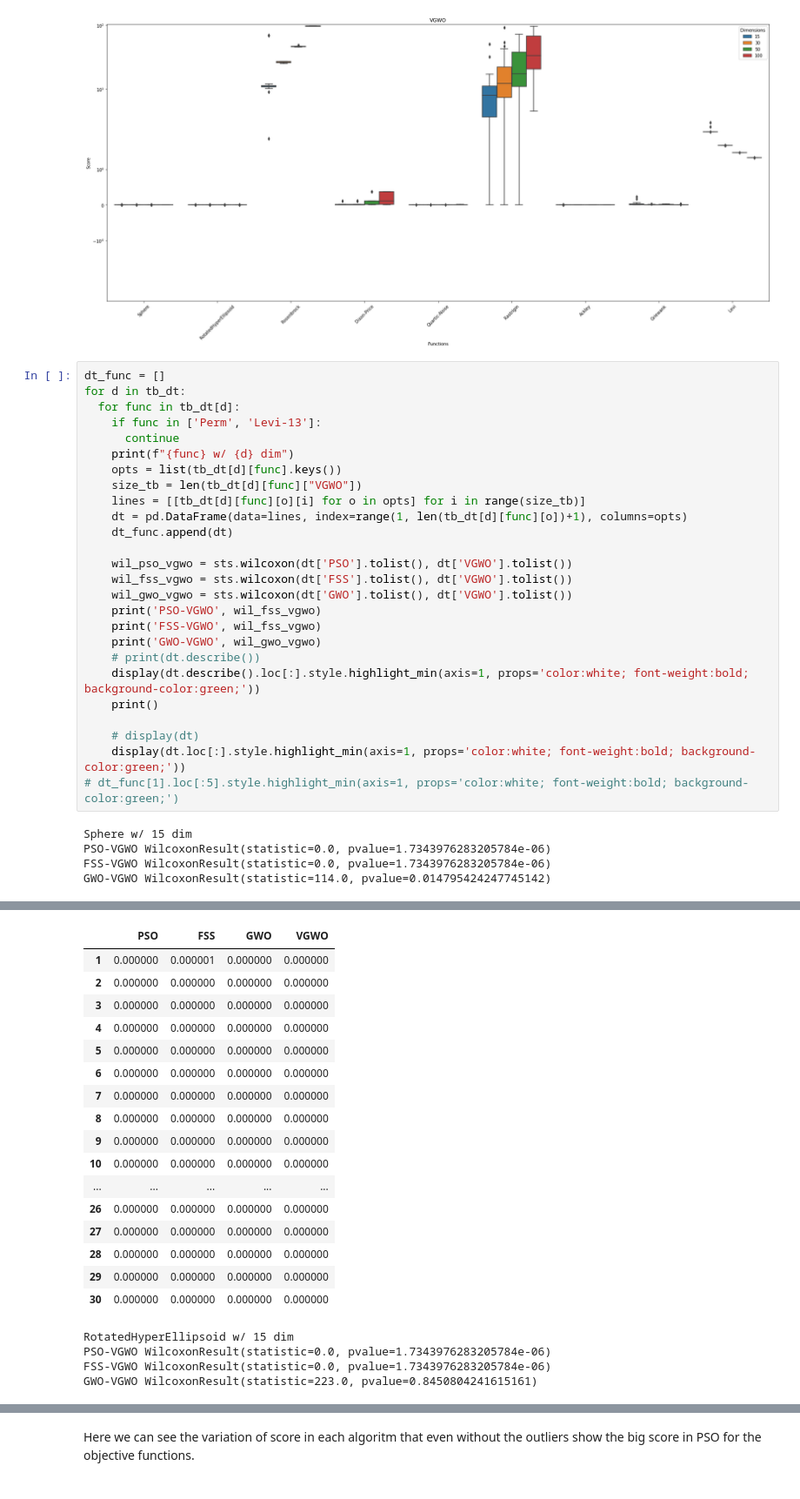
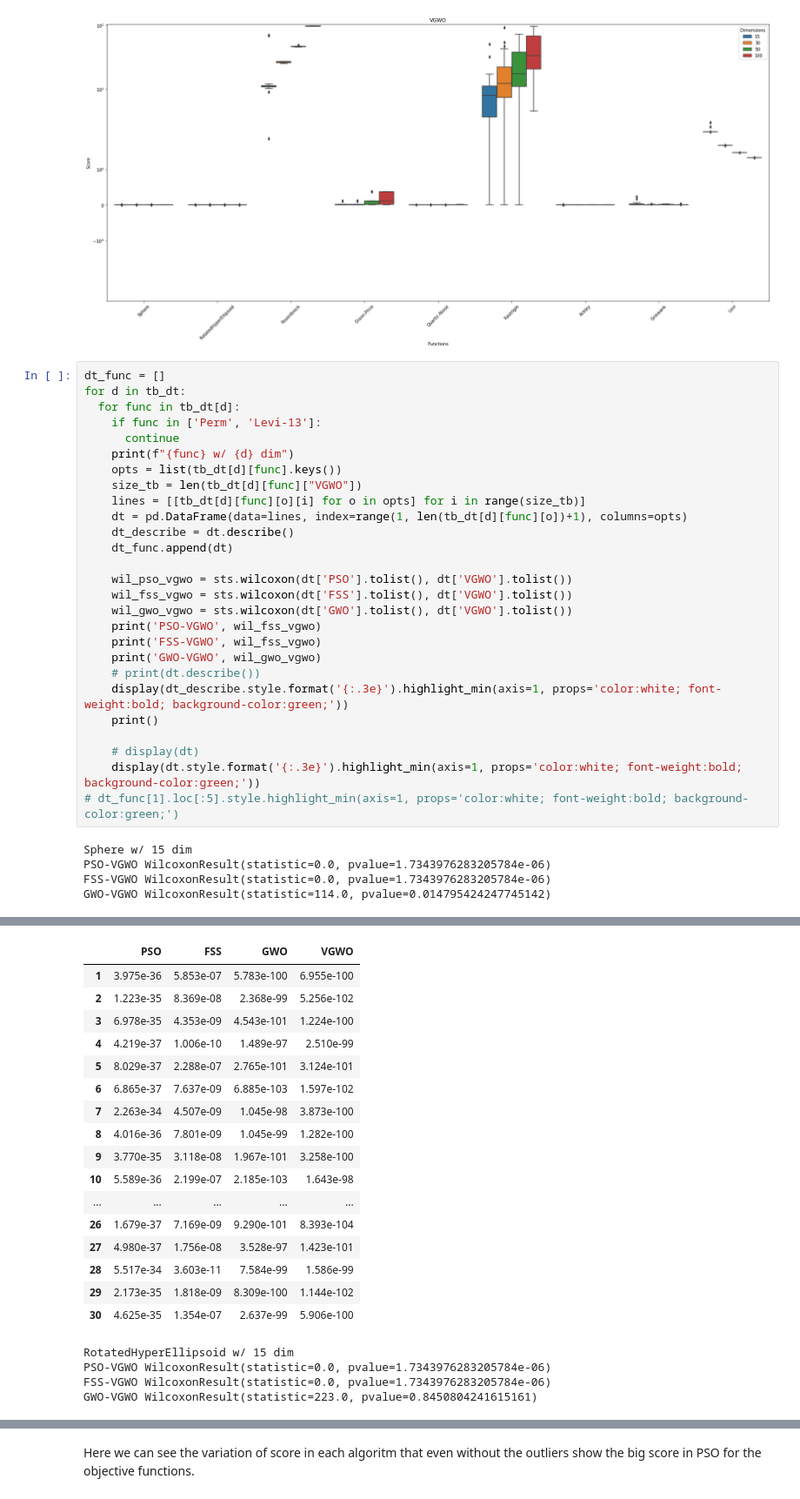
Before and after one commit to ja1goncalves/analysis-volitive-gwo, a Jupyter notebook: Results.ipynb, the cells around one changed output, grey strips where cells are left out. Shown at 87% size. Cells and saved outputs as stored; diff of their text form.

Commit message:
change format result

```diff
--- a/Results.ipynb
+++ b/Results.ipynb
@@ -180,6 +180,7 @@ for d in tb_dt:
     size_tb = len(tb_dt[d][func]["VGWO"])
     lines = [[tb_dt[d][func][o][i] for o in opts] for i in range(size_tb)]
     dt = pd.DataFrame(data=lines, index=range(1, len(tb_dt[d][func][o])+1), columns=opts)
+    dt_describe = dt.describe()
     dt_func.append(dt)
 
     wil_pso_vgwo = sts.wilcoxon(dt['PSO'].tolist(), dt['VGWO'].tolist())
@@ -189,11 +190,11 @@ for d in tb_dt:
     print('FSS-VGWO', wil_fss_vgwo)
     print('GWO-VGWO', wil_gwo_vgwo)
     # print(dt.describe())
-    display(dt.describe().loc[:].style.highlight_min(axis=1, props='color:white; font-weight:bold; background-color:green;'))
+    display(dt_describe.style.format('{:.3e}').highlight_min(axis=1, props='color:white; font-weight:bold; background-color:green;'))
     print()
 
     # display(dt)
-    display(dt.loc[:].style.highlight_min(axis=1, props='color:white; font-weight:bold; background-color:green;'))
+    display(dt.style.format('{:.3e}').highlight_min(axis=1, props='color:white; font-weight:bold; background-color:green;'))
 # dt_func[1].loc[:5].style.highlight_min(axis=1, props='color:white; font-weight:bold; background-color:green;')
 # %% [output]
 Sphere w/ 15 dim
@@ -212,20 +213,20 @@ GWO-VGWO WilcoxonResult(statistic=114.0, pvalue=0.014795424247745142)
 |  | PSO | FSS | GWO | VGWO |
-| 1 | 0.000000 | 0.000001 | 0.000000 | 0.000000 |
-| 2 | 0.000000 | 0.000000 | 0.000000 | 0.000000 |
-| 3 | 0.000000 | 0.000000 | 0.000000 | 0.000000 |
-| 4 | 0.000000 | 0.000000 | 0.000000 | 0.000000 |
-| 5 | 0.000000 | 0.000000 | 0.000000 | 0.000000 |
-| 6 | 0.000000 | 0.000000 | 0.000000 | 0.000000 |
-| 7 | 0.000000 | 0.000000 | 0.000000 | 0.000000 |
-| 8 | 0.000000 | 0.000000 | 0.000000 | 0.000000 |
-| 9 | 0.000000 | 0.000000 | 0.000000 | 0.000000 |
-| 10 | 0.000000 | 0.000000 | 0.000000 | 0.000000 |
+| 1 | 3.975e-36 | 5.853e-07 | 5.783e-100 | 6.955e-100 |
+| 2 | 1.223e-35 | 8.369e-08 | 2.368e-99 | 5.256e-102 |
+| 3 | 6.978e-35 | 4.353e-09 | 4.543e-101 | 1.224e-100 |
+| 4 | 4.219e-37 | 1.006e-10 | 1.489e-97 | 2.510e-99 |
+| 5 | 8.029e-37 | 2.288e-07 | 2.765e-101 | 3.124e-101 |
+| 6 | 6.865e-37 | 7.637e-09 | 6.885e-103 | 1.597e-102 |
+| 7 | 2.263e-34 | 4.507e-09 | 1.045e-98 | 3.873e-100 |
+| 8 | 4.016e-36 | 7.801e-09 | 1.045e-99 | 1.282e-100 |
+| 9 | 3.770e-35 | 3.118e-08 | 1.967e-101 | 3.258e-100 |
+| 10 | 5.589e-36 | 2.199e-07 | 2.185e-103 | 1.643e-98 |
 | ... | ... | ... | ... | ... |
-| 26 | 0.000000 | 0.000000 | 0.000000 | 0.000000 |
-| 27 | 0.000000 | 0.000000 | 0.000000 | 0.000000 |
-| 28 | 0.000000 | 0.000000 | 0.000000 | 0.000000 |
-| 29 | 0.000000 | 0.000000 | 0.000000 | 0.000000 |
-| 30 | 0.000000 | 0.000000 | 0.000000 | 0.000000 |
+| 26 | 1.679e-37 | 7.169e-09 | 9.290e-101 | 8.393e-104 |
+| 27 | 4.980e-37 | 1.756e-08 | 3.528e-97 | 1.423e-101 |
+| 28 | 5.517e-34 | 3.603e-11 | 7.584e-99 | 1.586e-99 |
+| 29 | 2.173e-35 | 1.818e-09 | 8.309e-100 | 1.144e-102 |
+| 30 | 4.625e-35 | 1.354e-07 | 2.637e-99 | 5.906e-100 |
 RotatedHyperEllipsoid w/ 15 dim
 PSO-VGWO WilcoxonResult(statistic=0.0, pvalue=1.7343976283205784e-06)
 FSS-VGWO WilcoxonResult(statistic=0.0, pvalue=1.7343976283205784e-06)
```
Also changed, not shown: parts of 1 cell of this notebook.
